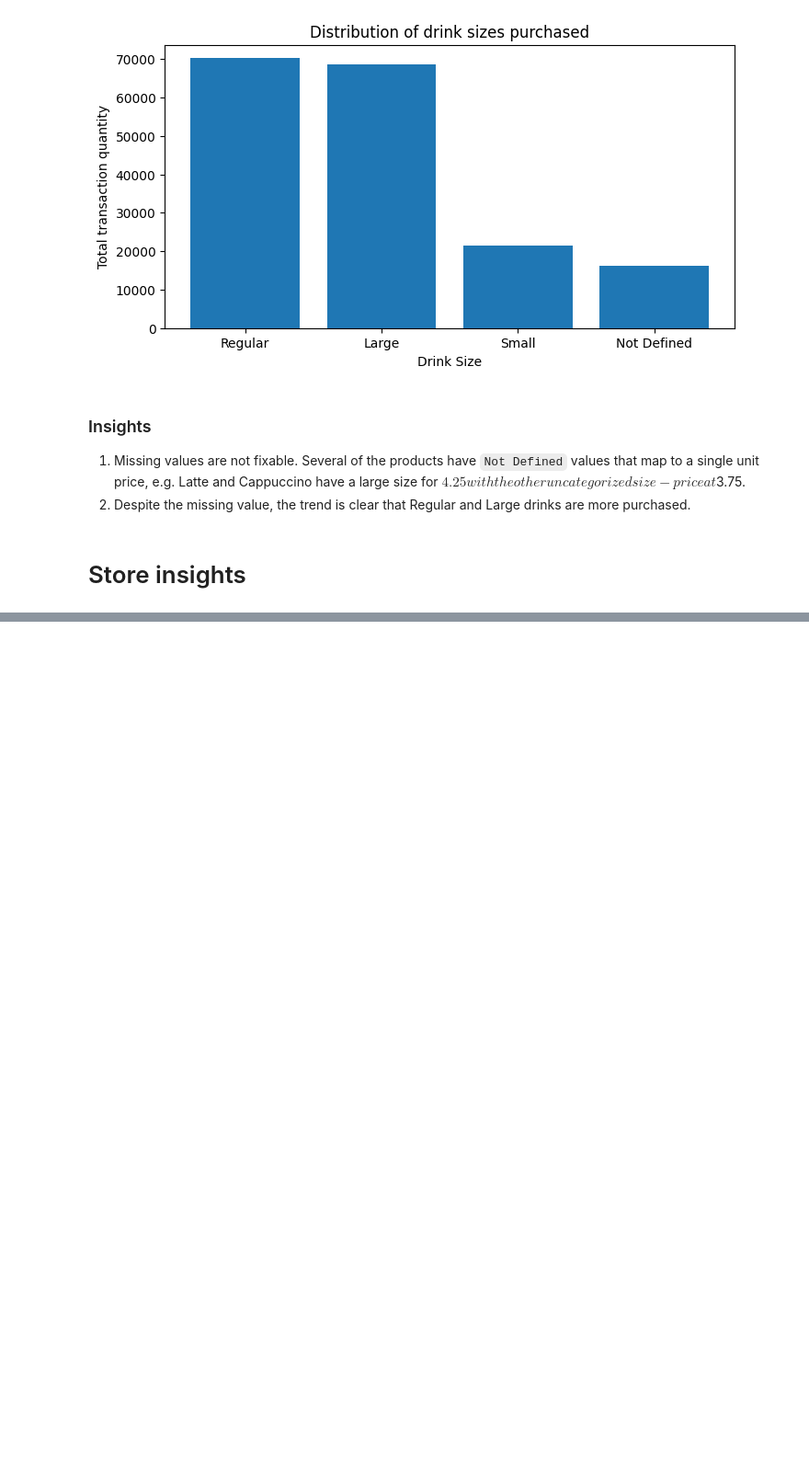
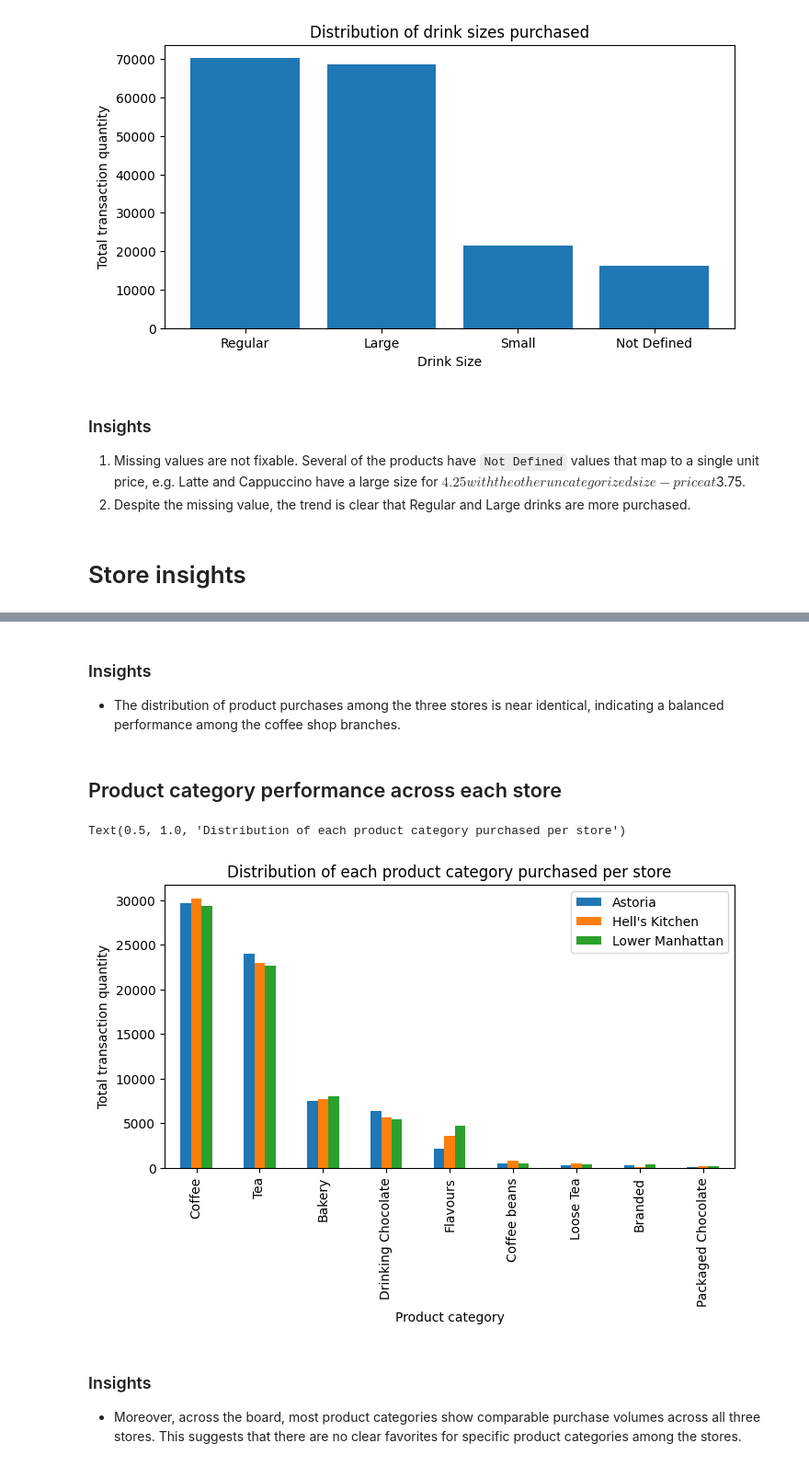
Before and after one commit to mlcuadra1/Coffee-Shop-EDA, a Jupyter notebook: notebooks/eda.ipynb, the cells around one changed output, grey strips where cells are left out. Shown: that part at 92% size. Drawn from its saved outputs; the diff is of its cells as text; code cells hidden in the pictures; blank space fills up the shorter version.

```diff
--- a/notebooks/eda.ipynb
+++ b/notebooks/eda.ipynb
@@ -380,0 +347,35 @@ KeyError: 'Coffee'
+# %% [markdown]
+### Insights
+- The distribution of product purchases among the three stores is near identical, indicating a balanced performance among the coffee shop branches.
+# %% [markdown]
+## Product category performance across each store
+# %%
+pivot_df = data.pivot_table(index='product_category', columns='store_location', values='transaction_qty', aggfunc='sum')
+
+# Reset index to convert product_category from index to a regular column
+pivot_df.reset_index(inplace=True)
+
+# Extract the 'product_category' column as a separate Series
+product_category_column = pivot_df['product_category']
+
+# Drop the 'product_category' column from the DataFrame
+pivot_df.drop(columns=['product_category'], inplace=True)
+
+# Concatenate the 'product_category' column back to the DataFrame as the first column
+pivot_df = pd.concat([product_category_column, pivot_df], axis=1)
+
+index_list = product_cat_distribution.index.tolist()
+store_prod_cat = pivot_df.set_index('product_category').reindex(index_list)
+pivot_df.head(9)
+
+store_prod_cat.plot(figsize=figsize1_1, kind='bar')
+
+plt.xlabel('Product category')
+plt.ylabel('Total transaction quantity')
+plt.title('Distribution of each product category purchased per store')
+# %% [output]
+Text(0.5, 1.0, 'Distribution of each product category purchased per store')
+[figure, added]
+# %% [markdown]
+### Insights
+- Moreover, across the board, most product categories show comparable purchase volumes across all three stores. This suggests that there are no clear favorites for specific product categories among the stores.
```
Also changed, not shown: parts of 5 cells of this notebook.
